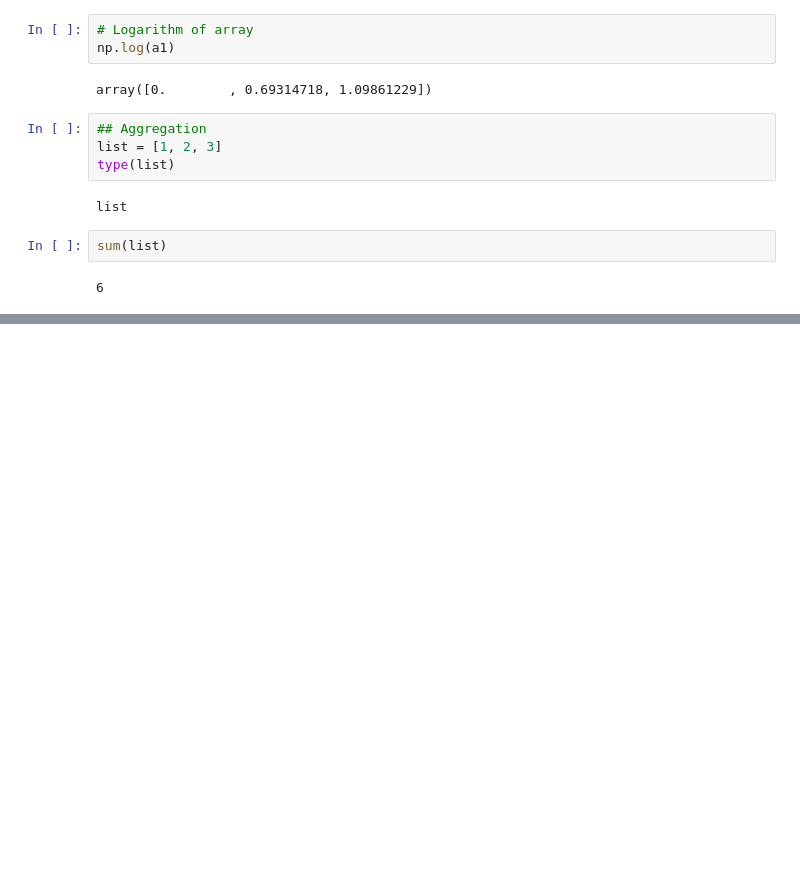
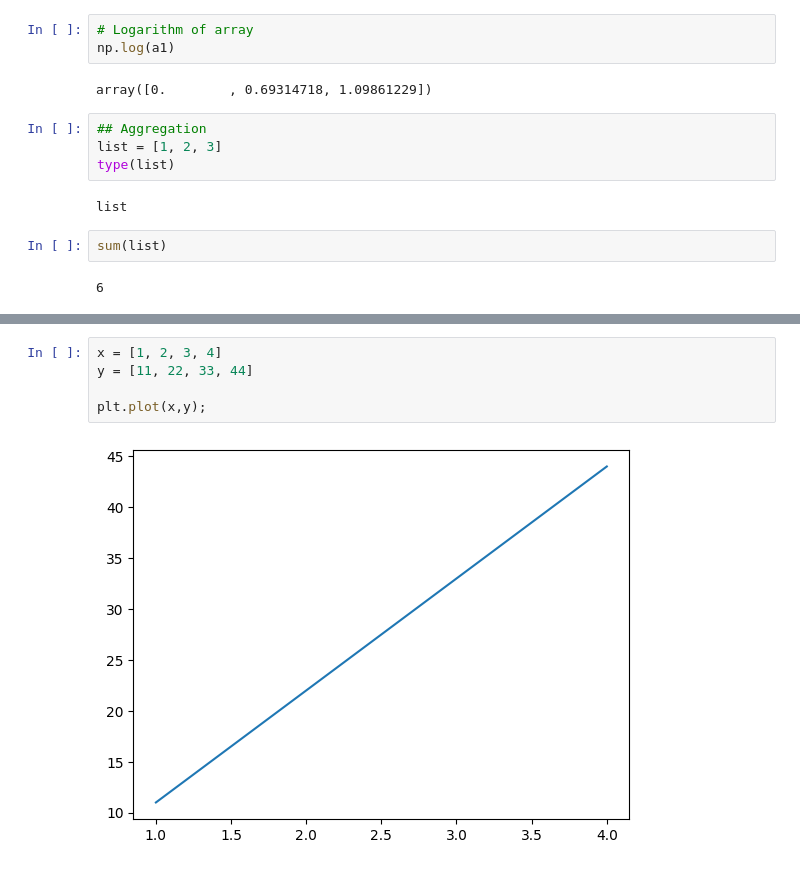
Before and after one commit to anilaksu/AI-and-Data-Science-Codes, a Jupyter notebook: Udemy_Data_Science_Training.ipynb, the cells around one changed output, grey strips where cells are left out. Cells and saved outputs as stored; diff of their text form; blank space fills up the shorter version.

```diff
--- a/Udemy_Data_Science_Training.ipynb
+++ b/Udemy_Data_Science_Training.ipynb
@@ -2291,0 +2533,7 @@ sum(list)
+# %%
+x = [1, 2, 3, 4]
+y = [11, 22, 33, 44]
+
+plt.plot(x,y);
+# %% [output]
+[figure, added]
```
Also changed, not shown: parts of 154 cells of this notebook.
